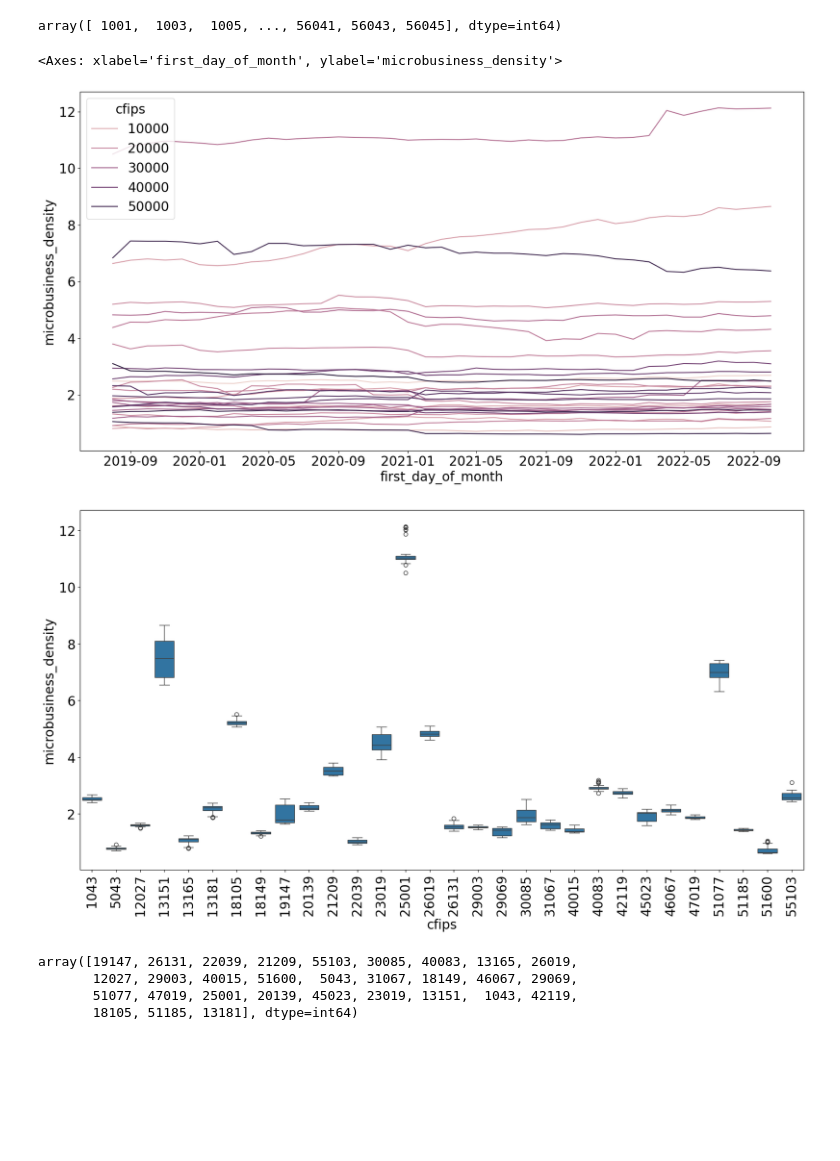
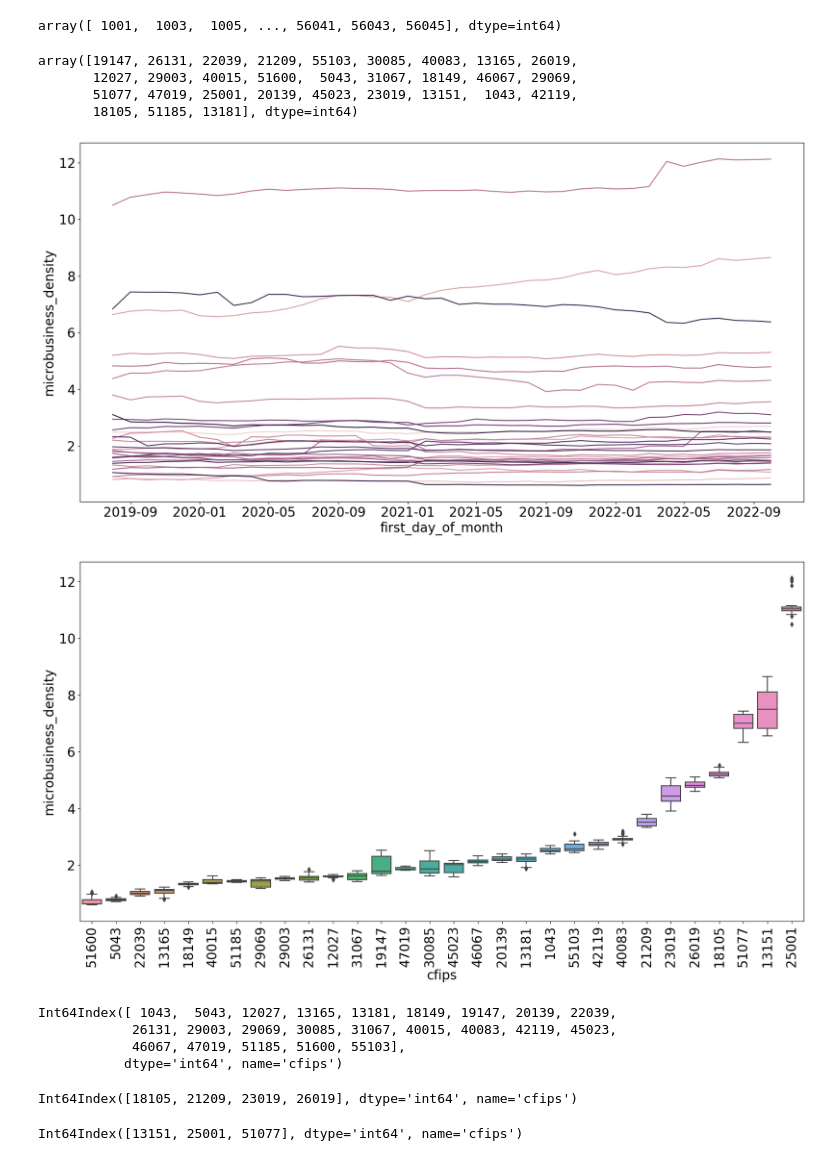
Before and after one commit to datasciencedances/datasciecedances_notebooks, a Jupyter notebook: notebooks/pitllfall.ipynb, the cells around one changed output. Cells and saved outputs as stored; diff of their text form; code cells hidden in the pictures; blank space fills up the shorter version.

```diff
--- a/notebooks/pitllfall.ipynb
+++ b/notebooks/pitllfall.ipynb
@@ -208,6 +205,15 @@ godaddy_train['cfips'].unique()
 array([ 1001,  1003,  1005, ..., 56041, 56043, 56045], dtype=int64)
 # %%
 godaddy_train['first_day_of_month'] = pd.to_datetime(godaddy_train['first_day_of_month'])
+# %%
+import numpy as np
+np.random.seed(42)
+np.random.choice(godaddy_train['cfips'].unique(), 30)
+# %% [output]
+array([19147, 26131, 22039, 21209, 55103, 30085, 40083, 13165, 26019,
+       12027, 29003, 40015, 51600,  5043, 31067, 18149, 46067, 29069,
+       51077, 47019, 25001, 20139, 45023, 23019, 13151,  1043, 42119,
+       18105, 51185, 13181], dtype=int64)
 # %%
 data = godaddy_train[godaddy_train.cfips.isin([19147, 26131, 22039, 21209, 55103, 30085, 40083, 13165, 26019,
        12027, 29003, 40015, 51600,  5043, 31067, 18149, 46067, 29069,
@@ -219,13 +225,16 @@ import matplotlib
 
 plt.rcParams.update({'font.size': 20})
 plt.figure(figsize=(20,10))
-sns.lineplot(y='microbusiness_density', x='first_day_of_month', hue='cfips', data=data)
+ax = sns.lineplot(y='microbusiness_density', x='first_day_of_month', hue='cfips', data=data)
+# legend = plt.legend(title="cfips", ncol=6,bbox_to_anchor=(0.5, -0.6),loc='lower center',
+#            prop={'size': 15})
+ax.get_legend().remove()
 # %% [output]
-<Axes: xlabel='first_day_of_month', ylabel='microbusiness_density'>
-[figure, old version]
+[figure, new version]
 # %%
 plt.figure(figsize=(20,10))
-sns.boxplot(y='microbusiness_density', x='cfips', data=data)
+order = data.groupby('cfips')['microbusiness_density'].median().sort_values().index
+sns.boxplot(y='microbusiness_density', x='cfips', data=data, order=order)
 _ = plt.xticks(rotation=90)
 # %% [output]
-[figure, old version]
+[figure, new version]
@@ -234,8 +240,0 @@ import numpy as np
-# %%
-np.random.seed(42)
-np.random.choice(godaddy_train['cfips'].unique(), 30)
-# %% [output]
-array([19147, 26131, 22039, 21209, 55103, 30085, 40083, 13165, 26019,
-       12027, 29003, 40015, 51600,  5043, 31067, 18149, 46067, 29069,
-       51077, 47019, 25001, 20139, 45023, 23019, 13151,  1043, 42119,
-       18105, 51185, 13181], dtype=int64)
@@ -241,0 +243,15 @@ array([19147, 26131, 22039, 21209, 55103, 30085, 40083, 13165, 26019,
+# %%
+cfips_mean[cfips_mean<=3].index
+# %% [output]
+Int64Index([ 1043,  5043, 12027, 13165, 13181, 18149, 19147, 20139, 22039,
+            26131, 29003, 29069, 30085, 31067, 40015, 40083, 42119, 45023,
+            46067, 47019, 51185, 51600, 55103],
+           dtype='int64', name='cfips')
+# %%
+cfips_mean[(3<cfips_mean)&(cfips_mean<=6)].index
+# %% [output]
+Int64Index([18105, 21209, 23019, 26019], dtype='int64', name='cfips')
+# %%
+cfips_mean[cfips_mean>6].index
+# %% [output]
+Int64Index([13151, 25001, 51077], dtype='int64', name='cfips')
```
Also changed, not shown: parts of 8 cells of this notebook.
